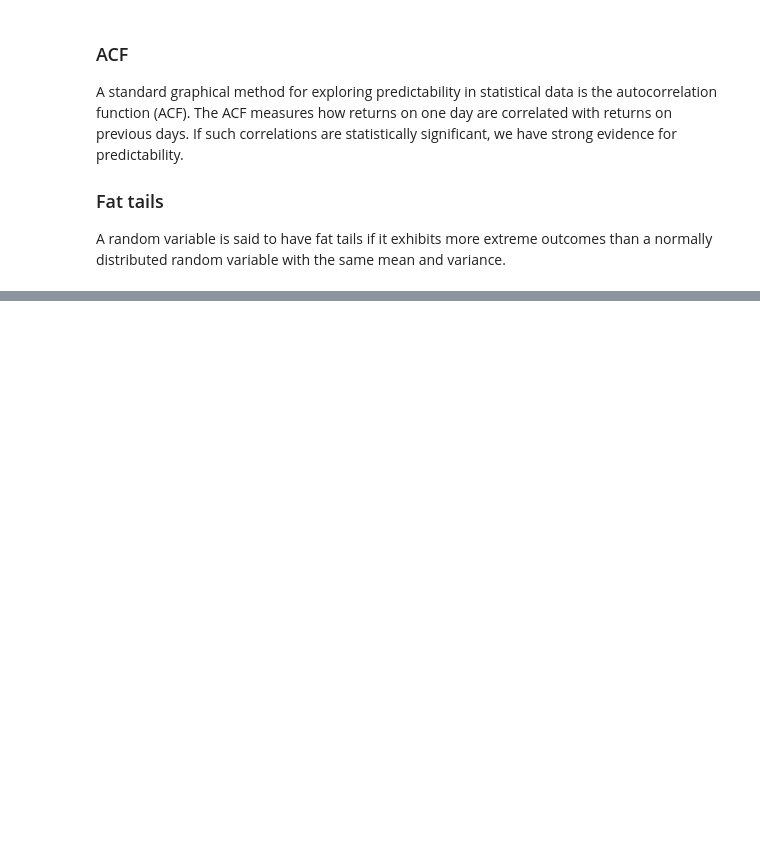
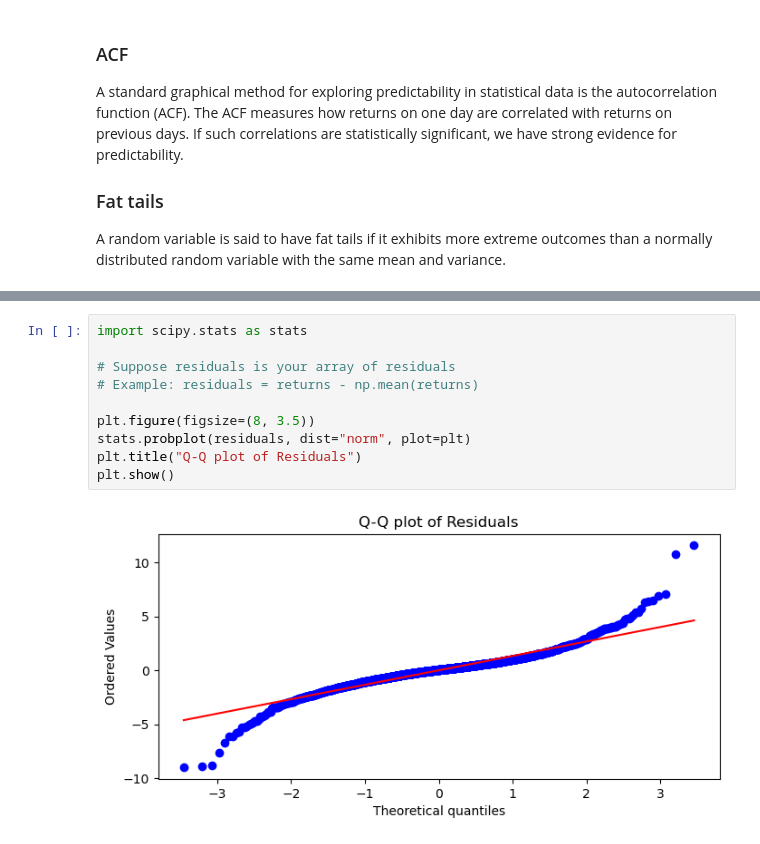
Before and after one commit to OlesMatsyshyn/Risk, a Jupyter notebook: Risk modeling.ipynb, the cells around one changed output, grey strips where cells are left out. Drawn from its saved outputs; the diff is of its cells as text; blank space fills up the shorter version.

```diff
--- a/Risk modeling.ipynb
+++ b/Risk modeling.ipynb
@@ -347,0 +492,12 @@ $\sigma^2_{t+n*,t}-\sigma^2 = \frac12(\sigma^2_{t+1,t}-\sigma^2),\qquad n* = 1+\
+# %%
+import scipy.stats as stats
+
+# Suppose residuals is your array of residuals
+# Example: residuals = returns - np.mean(returns)
+
+plt.figure(figsize=(8, 3.5))
+stats.probplot(residuals, dist="norm", plot=plt)
+plt.title("Q-Q plot of Residuals")
+plt.show()
+# %% [output]
+[figure, added]
```
Also changed, not shown: parts of 9 cells of this notebook.
